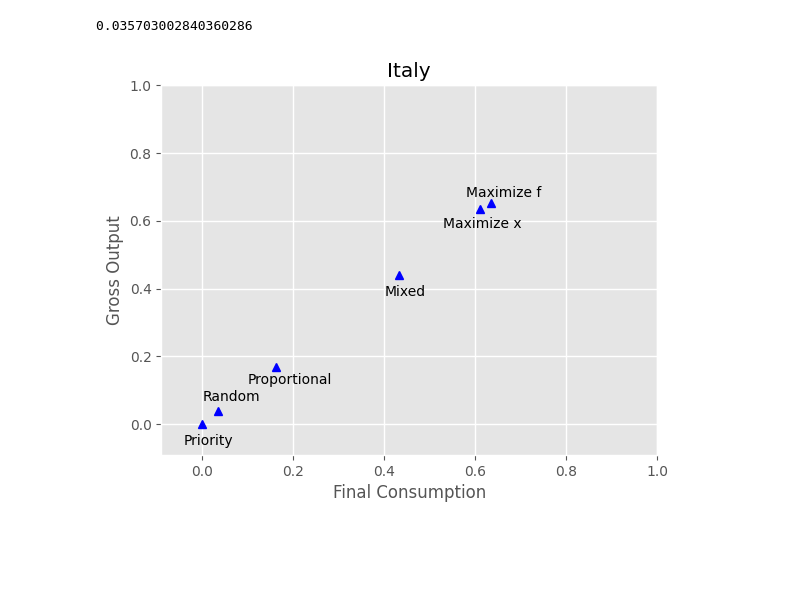
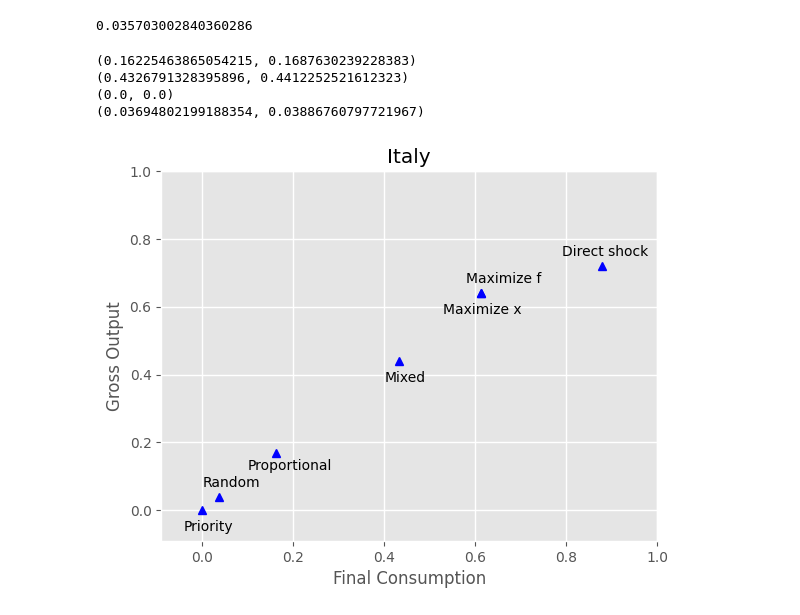
Before and after one commit to jannekehutsebaut/Thesis_Shock_Propagation_Supply_Demand, a Jupyter notebook: Case study Italy .ipynb, the cells around one changed output. Saved outputs shown, nothing was run; the diff lists cells and outputs as text; code cells hidden in the pictures; blank space fills up the shorter version.

```diff
--- a/Case study Italy .ipynb
+++ b/Case study Italy .ipynb
@@ -212,5 +224,5 @@ rhs_ineq2 = fmax
 # %%
-l = xmax.shape[0]
 bnd2 = []
-for i in range (0,l):
-    bnd2.append((0,xmax[i][0]))
+for i in range (0,N):
+    bnd2.append((0,x_max[i]))
+len(bnd2)
@@ -219,6 +236,8 @@ result2 = linprog(c = obj2, A_ub= lhs_ineq2, b_ub= rhs_ineq2, bounds = bnd2)
 # %%
-optimal_output_2 = np.ones(l)
-for i in range(0,l):
-    optimal_output_2[i] = result2.x[i]
+optimal_output_2 = np.ones(N)
+for i in range(0,N):
+    optimal_output_2[i] = round(result2.x[i])
 # %%
-optimal_f_2 = np.matmul(np.matmul(np.matrix.transpose(z), np.identity(N)-A ), optimal_output_2)
+#optimal_f_2 = np.matmul(np.matmul(np.matrix.transpose(z), np.identity(N)-A ), optimal_output_2)
+optimal_f_2 = round(-result2.fun)
+optimal_f_2
@@ -242,3 +257,11 @@ Max_consumption
+# %%
+f_max = f_max[:54]
+x_max = x_max[:54]
+A = A[:54,:54]
+N = 54
+x_0 = x_0[:54]
+f_0 = f_0[:54]
+L = np.linalg.inv(np.identity(N)-A)
 # %% [markdown]
 ### Input bottlenecks and rationing variations
 In contrast to the optimization methods, this represents a bottom-up approach for finding feasible market allocations. Industries place orders to their suppliers based on incoming demand. Since suppliers can be output constrained, they might not be able to satisfy demand fully. A supplier therefore needs to make a decision about how much of each customer’s demand it serves. Intermediate consumers transform inputs to outputs based on fixed production recipes. Thus if a customer receives less inputs than she asked for, she faces an input bottleneck further constraining her production. As a consequence, the customer reduces her demand for other inputs as they are not further needed under limited productive capacities. We iterate this procedure forward until the algorithm converges.
@@ -600,32 +623,44 @@ print(sum(y)/len(y))
 result_random[0]
 # %% [output]
 0.035703002840360286
+# %%
+print(result_proportional)
+print(result_mixed)
+print(result_priority)
+print(result_random)
+# %% [output]
+(0.16225463865054215, 0.1687630239228383)
+(0.4326791328395896, 0.4412252521612323)
+(0.0, 0.0)
+(0.03694802199188354, 0.03886760797721967)
 # %%
 import matplotlib.pyplot as plt
 plt.style.use('ggplot')
 plt.title("Italy")
 plt.grid(visible=None, which='major', axis='both', linestyle='-', linewidth=1)
 
+plt.plot(result_proportional[0], result_proportional[1], 'b^')
 plt.plot(result_mixed[0], result_mixed[1], 'b^')
+plt.plot(result_priority[0], result_priority[1], 'b^')
 plt.plot(result_random[0], result_random[1], 'b^')
-plt.plot(result_priority[0], result_priority[1], 'b^')
-plt.plot(result_proportional[0], result_proportional[1], 'b^')
 plt.plot(Max_consumption[0], Max_consumption[1], 'b^')
 plt.plot(Max_output[0], Max_output[1], 'b^')
+plt.plot(direct_shock[0], direct_shock[1], 'b^')
 
+plt.text(0.1,0.12,'Proportional')
 plt.text(0.4,0.38,'Mixed')
-plt.text(0.1,0.12,'Proportional')
 plt.text(0.0,0.07,'Random')
 plt.text(-0.04,-0.06,'Priority')
+plt.text(0.58,0.67, 'Maximize f')
 plt.text(0.53,0.58, 'Maximize x')
-plt.text(0.58,0.67, 'Maximize f')
+plt.text(0.79,0.75, 'Direct shock')
 
 plt.xlim(-0.09, 1)
 plt.ylim(-0.09,1)
 
 plt.xlabel("Final Consumption")
 plt.ylabel("Gross Output")
 plt.savefig('plot_Italy.png')
 plt.show()
 # %% [output]
-[figure, old version]
+[figure, new version]
```
Also changed, not shown: parts of 29 cells of this notebook, 2 other files.
